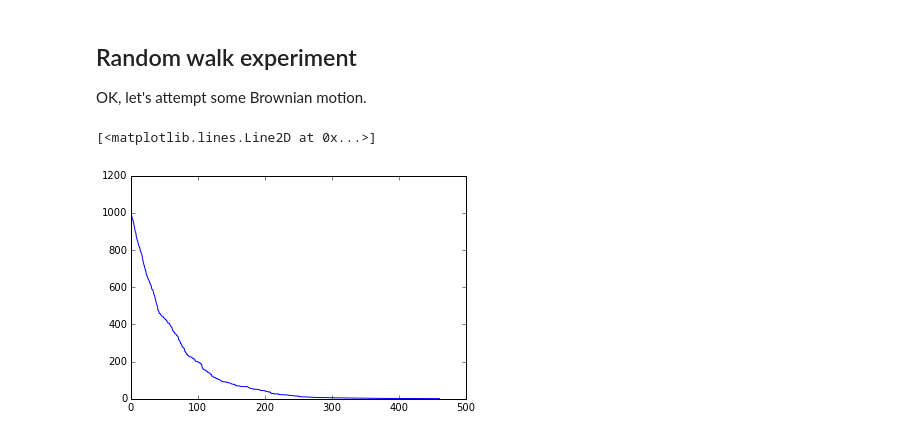
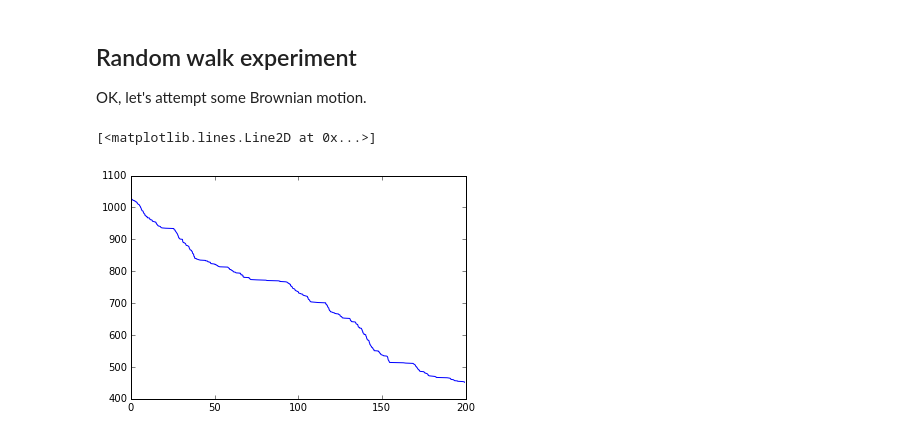
Before and after one commit to rgbrown/preydepletion, a Jupyter notebook: experiments.ipynb, the cells around one changed output. Cells and saved outputs as stored; diff of their text form; code cells hidden in the pictures.

```diff
--- a/experiments.ipynb
+++ b/experiments.ipynb
@@ -190,10 +195,11 @@ def brownianwalk(sim, T=100, sigma=0.1):
 
     for u in steps:
         sim.step(u)
-# %%
-brownianwalk(sim, T=200)
-output = np.sort(sim.output[0:sim.outp], order=['time'])
-plt.plot(output['time'], sim.n_prey - np.arange(sim.outp))
-# %% [output]
-[<matplotlib.lines.Line2D at 0x...>]
-[figure, removed]
+# %%
+sim = deplete2d(density=1000, radius=0.01)
+brownianwalk(sim, T=200, sigma=0.01)
+t, pop = sim.get_output()
+plt.plot(t, pop)
+# %% [output]
+[<matplotlib.lines.Line2D at 0x...>]
+[figure, added]
```
Also changed, not shown: parts of 5 cells of this notebook.
